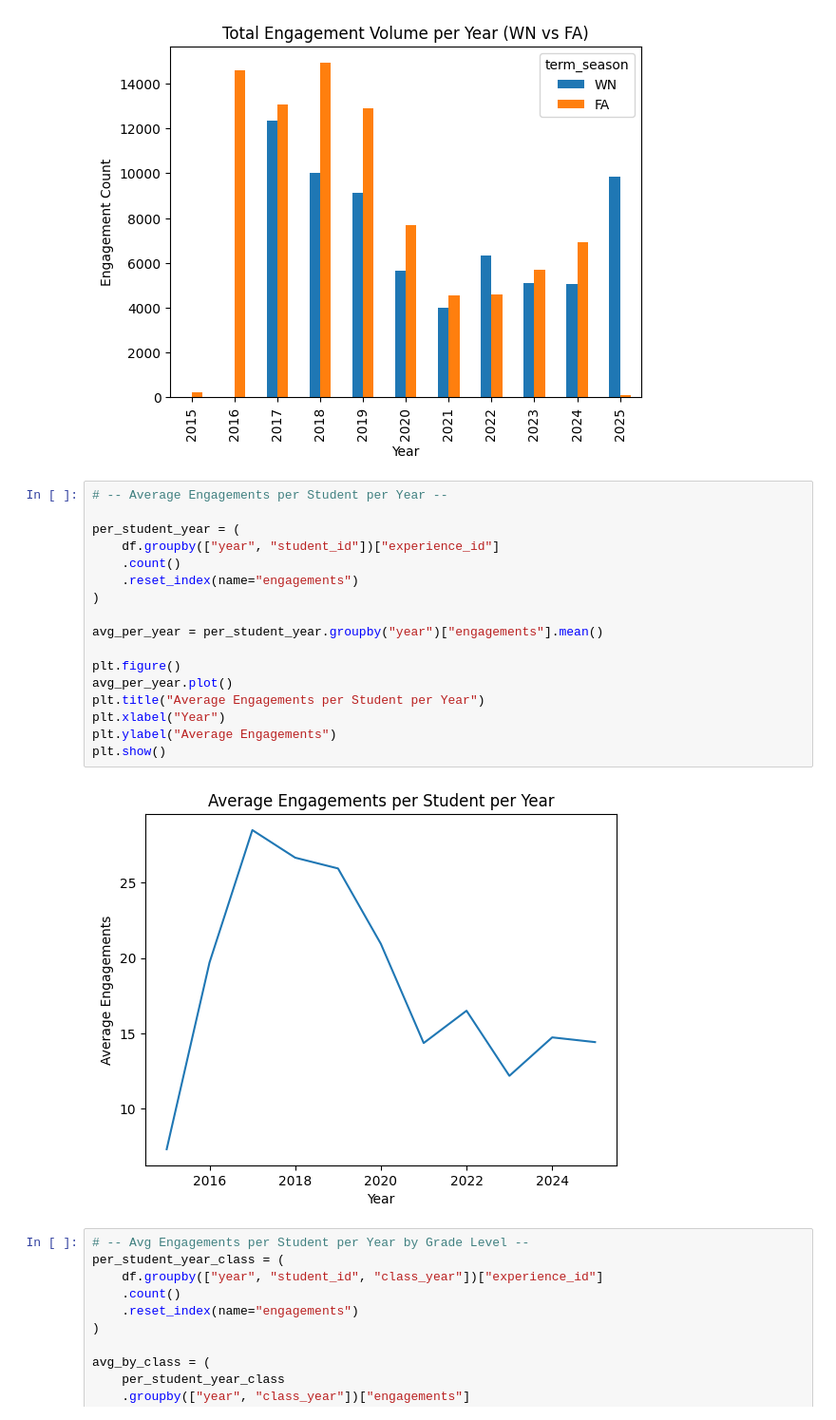
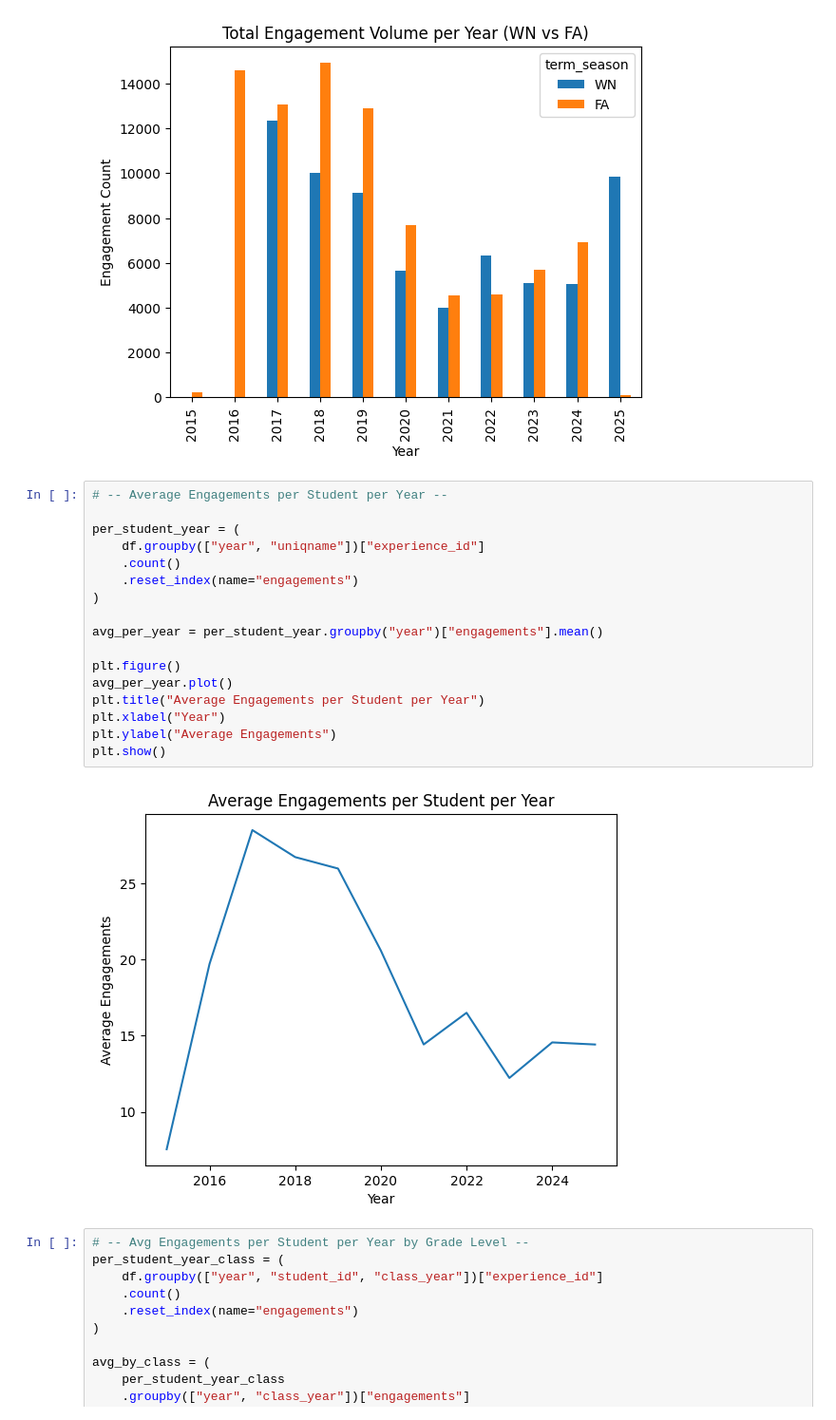
Before and after one commit to Ethan-R-Peterson/smtd-engagement-analysis, a Jupyter notebook: visualizations.ipynb, the cells around one changed output. Shown at 95% size. Cells and saved outputs as stored; diff of their text form.

```diff
--- a/visualization_basic.ipynb
+++ b/visualizations.ipynb
@@ -35,22 +35,22 @@ plt.show()
 # %%
 # -- Average Engagements per Student per Year --
 
 per_student_year = (
-    df.groupby(["year", "student_id"])["experience_id"]
+    df.groupby(["year", "uniqname"])["experience_id"]
     .count()
     .reset_index(name="engagements")
 )
 
 avg_per_year = per_student_year.groupby("year")["engagements"].mean()
 
 plt.figure()
 avg_per_year.plot()
 plt.title("Average Engagements per Student per Year")
 plt.xlabel("Year")
 plt.ylabel("Average Engagements")
 plt.show()
 # %% [output]
-[figure, old version]
+[figure, new version]
 # %%
 # -- Avg Engagements per Student per Year by Grade Level --
 per_student_year_class = (
```
Also changed, not shown: parts of 1 cell of this notebook, 9 other files.
